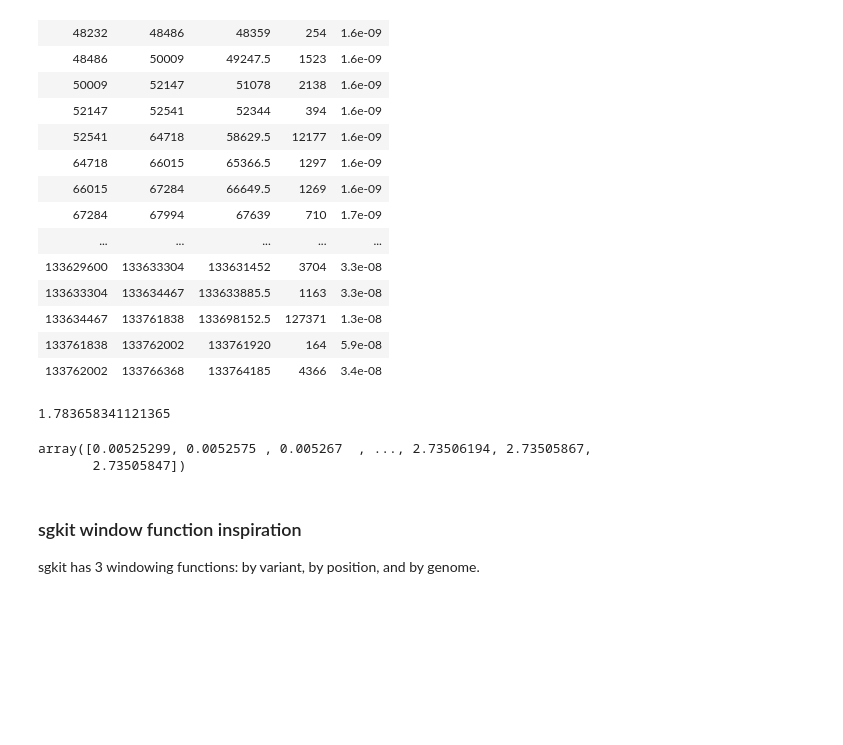
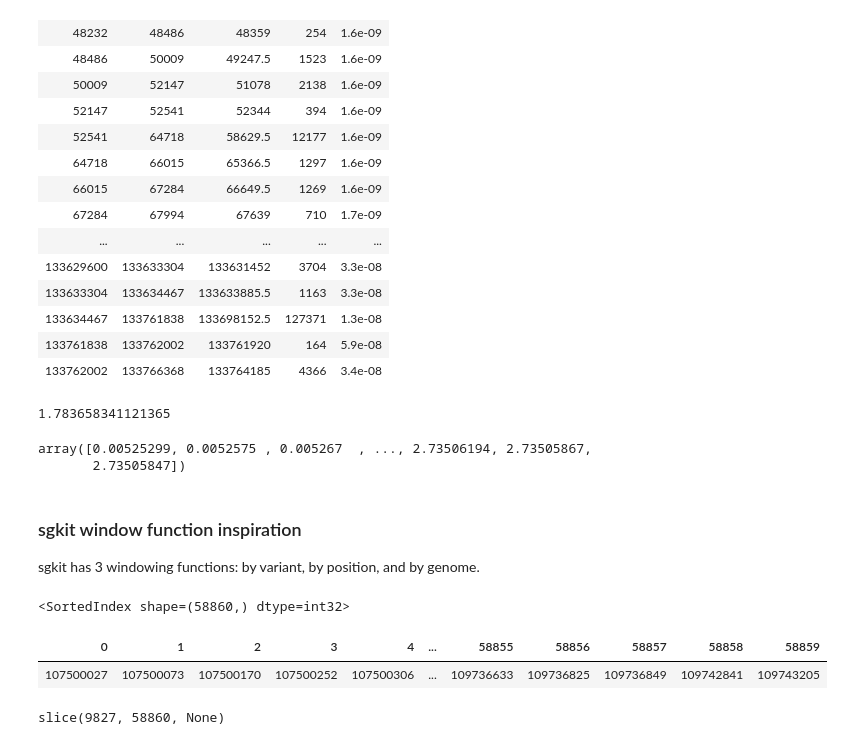
Before and after one commit to BCFZzw/rerun_fwdpy, a Jupyter notebook: jupyter/minimal_pipeline.ipynb, the cells around one changed output. Cells and saved outputs as stored; diff of their text form; code cells hidden in the pictures; blank space fills up the shorter version.

```diff
--- a/jupyter/minimal_pipeline.ipynb
+++ b/jupyter/minimal_pipeline.ipynb
@@ -289,3 +305,14 @@ def _scikit_allel_windowing(snp_array: list, snp_pos: list, window_pos_list:list
     ### next step requires loading the data, do it when in need
     return window_list
+# %%
+index_snp_pos
+# %% [output]
+<SortedIndex shape=(58860,) dtype=int32>
+| 0 | 1 | 2 | 3 | 4 | ... | 58855 | 58856 | 58857 | 58858 | 58859 |
+| 107500027 | 107500073 | 107500170 | 107500252 | 107500306 | ... | 109736633 | 109736825 | 109736849 | 109742841 | 109743205 |
+# %%
+index_snp_pos = allel.SortedIndex(pos_array)
+index_snp_pos.locate_range(107811389)
+# %% [output]
+slice(9827, 58860, None)
 # %%
```
Also changed, not shown: parts of 16 cells of this notebook.
